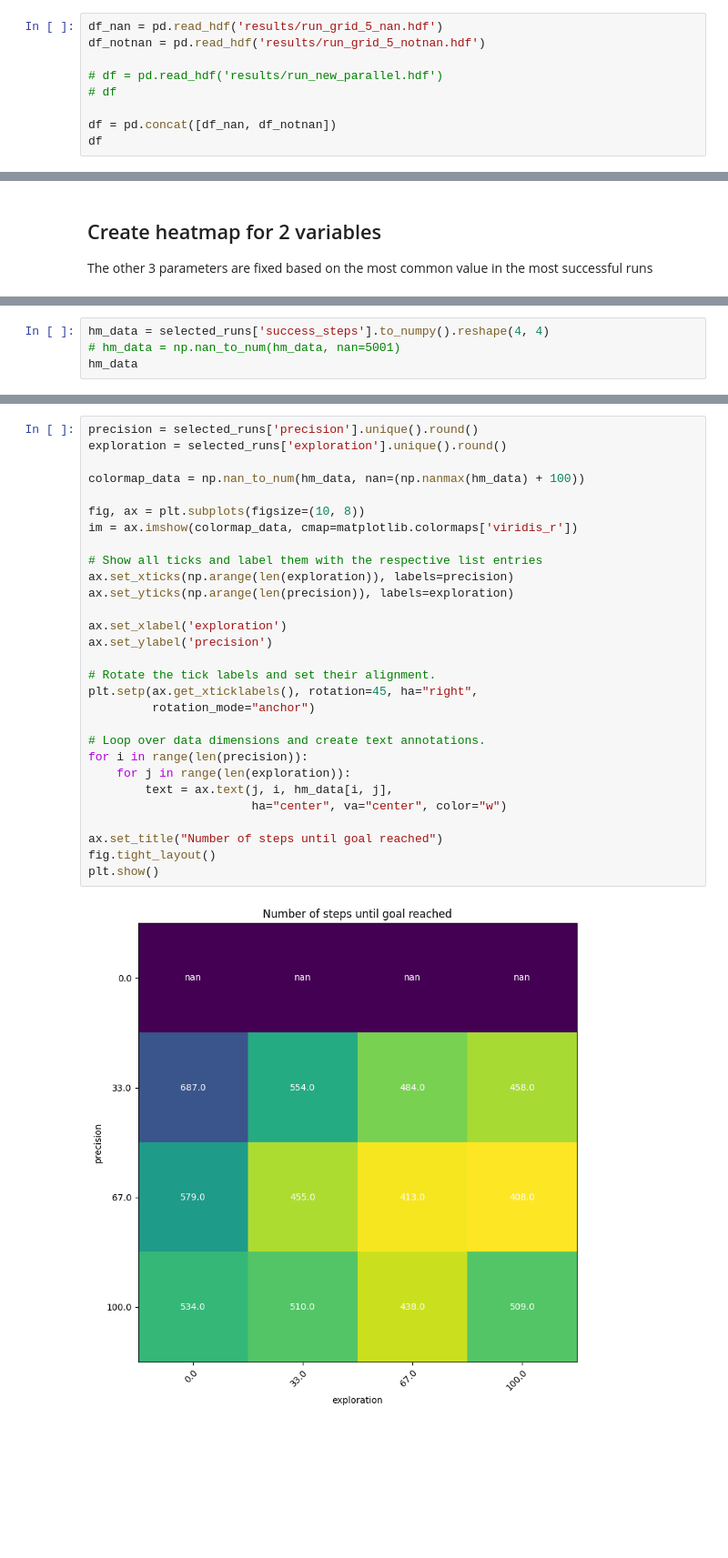
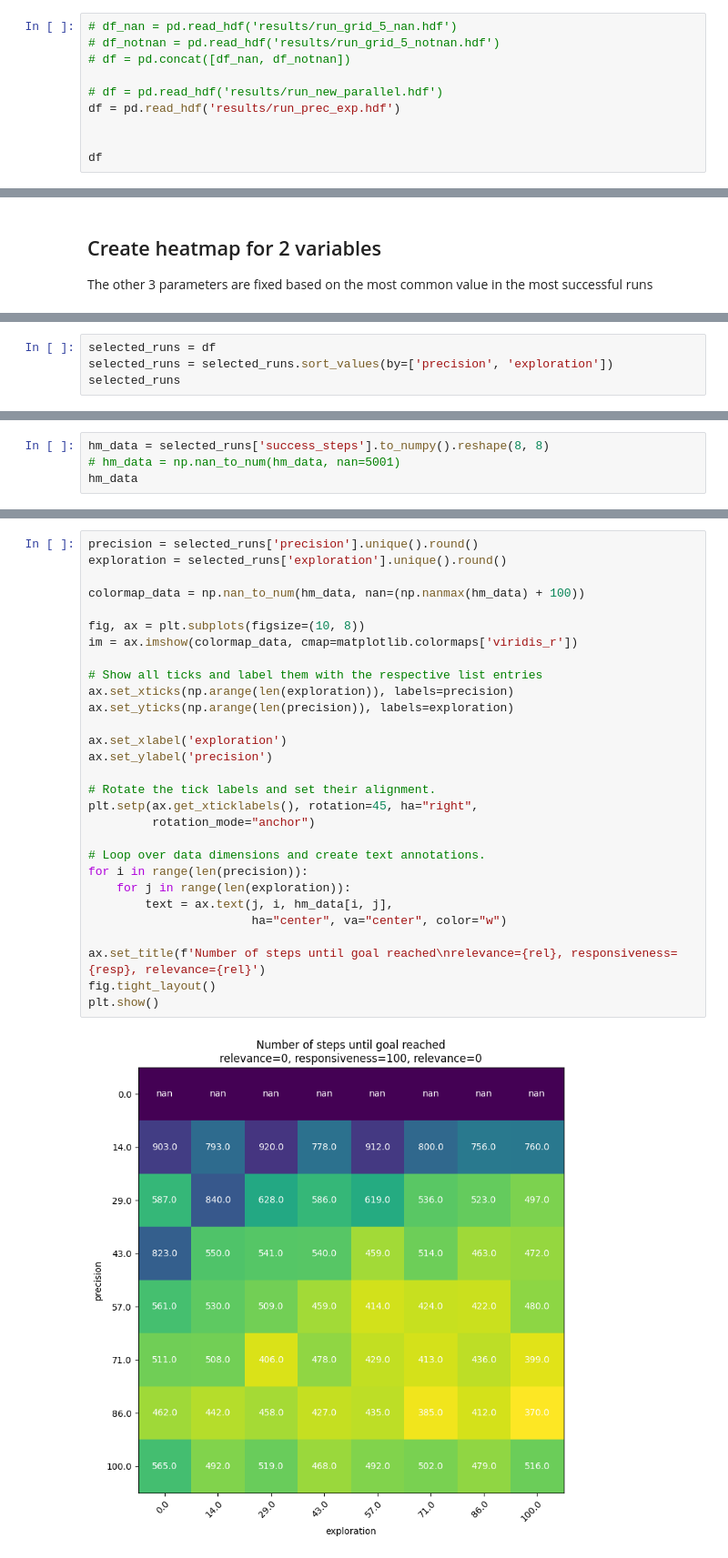
Before and after one commit to roznawsk/infant-abm, a Jupyter notebook: open_results.ipynb, the cells around one changed output, grey strips where cells are left out. Shown at 91% size. Cells and saved outputs as stored; diff of their text form; blank space fills up the shorter version.

Commit message:
More precise heatmap

```diff
--- a/open_results.ipynb
+++ b/open_results.ipynb
@@ -9,13 +9,14 @@ import matplotlib.pyplot as plt
 # %% [markdown]
 ## Prepare the data
 # %%
-df_nan = pd.read_hdf('results/run_grid_5_nan.hdf')
-df_notnan = pd.read_hdf('results/run_grid_5_notnan.hdf')
+# df_nan = pd.read_hdf('results/run_grid_5_nan.hdf')
+# df_notnan = pd.read_hdf('results/run_grid_5_notnan.hdf')
+# df = pd.concat([df_nan, df_notnan])
 
 # df = pd.read_hdf('results/run_new_parallel.hdf')
-# df
+df = pd.read_hdf('results/run_prec_exp.hdf')
 
-df = pd.concat([df_nan, df_notnan])
+
 df
 # %% [output]
 |  | width | height | speed | lego_count | precision | exploration | coordination | responsiveness | ... |
@@ -196,0 +194,4 @@ selected_runs
+# %%
+selected_runs = df
+selected_runs = selected_runs.sort_values(by=['precision', 'exploration'])
+selected_runs
@@ -197,5 +212,5 @@ selected_runs
 # %%
-hm_data = selected_runs['success_steps'].to_numpy().reshape(4, 4)
+hm_data = selected_runs['success_steps'].to_numpy().reshape(8, 8)
 # hm_data = np.nan_to_num(hm_data, nan=5001)
 hm_data
 # %% [output]
@@ -203,31 +225,31 @@ nan
 # %%
 precision = selected_runs['precision'].unique().round()
 exploration = selected_runs['exploration'].unique().round()
 
 colormap_data = np.nan_to_num(hm_data, nan=(np.nanmax(hm_data) + 100))
 
 fig, ax = plt.subplots(figsize=(10, 8))
 im = ax.imshow(colormap_data, cmap=matplotlib.colormaps['viridis_r'])
 
 # Show all ticks and label them with the respective list entries
 ax.set_xticks(np.arange(len(exploration)), labels=precision)
 ax.set_yticks(np.arange(len(precision)), labels=exploration)
 
 ax.set_xlabel('exploration')
 ax.set_ylabel('precision')
 
 # Rotate the tick labels and set their alignment.
 plt.setp(ax.get_xticklabels(), rotation=45, ha="right",
          rotation_mode="anchor")
 
 # Loop over data dimensions and create text annotations.
 for i in range(len(precision)):
     for j in range(len(exploration)):
         text = ax.text(j, i, hm_data[i, j],
                        ha="center", va="center", color="w")
 
-ax.set_title("Number of steps until goal reached")
+ax.set_title(f'Number of steps until goal reached\nrelevance={rel}, responsiveness={resp}, relevance={rel}')
 fig.tight_layout()
 plt.show()
 # %% [output]
-[figure, old version]
+[figure, new version]
```
Also changed, not shown: parts of 9 cells of this notebook, 2 other files.
